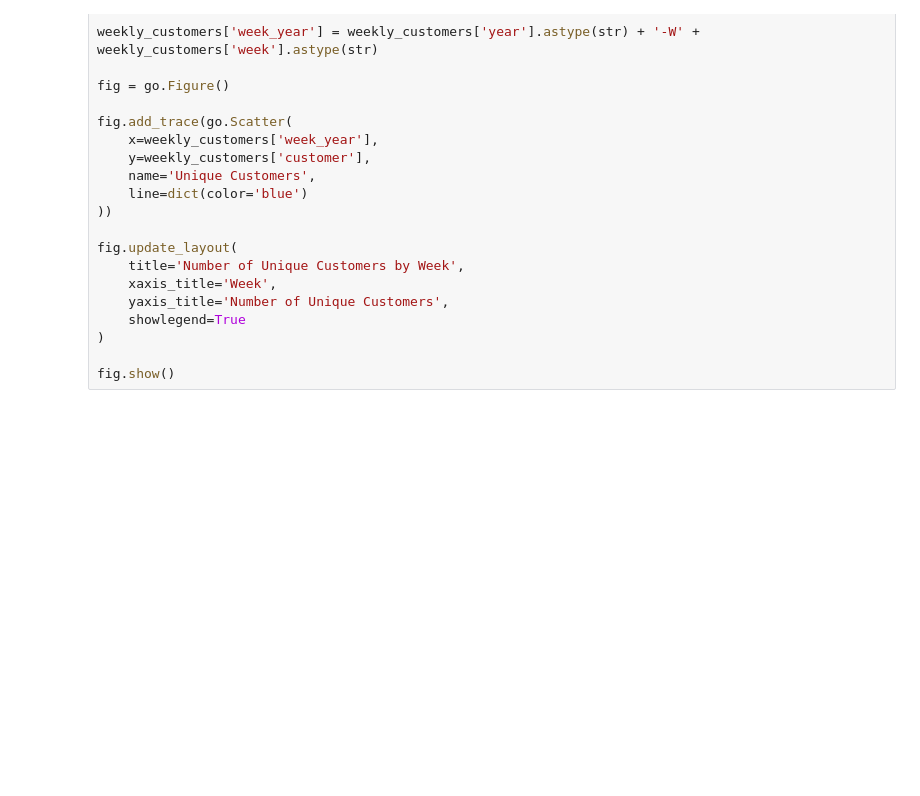
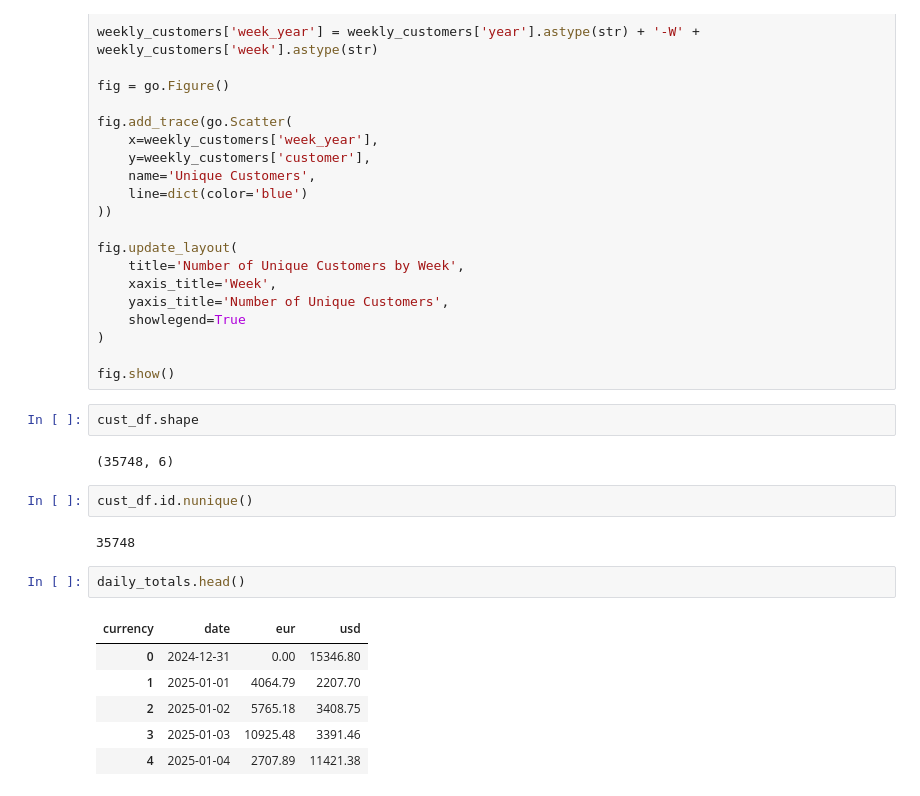
Before and after one commit to Idreece/surfe, a Jupyter notebook: notebooks/analysis.ipynb, the cells around one changed output. Saved outputs shown, nothing was run; the diff lists cells and outputs as text; blank space fills up the shorter version.

```diff
--- a/notebooks/analysis.ipynb
+++ b/notebooks/analysis.ipynb
@@ -570,3 +581,20 @@ fig.update_layout(
 )
 
 fig.show()
+# %%
+cust_df.shape
+# %% [output]
+(35748, 6)
+# %%
+cust_df.id.nunique()
+# %% [output]
+35748
+# %%
+daily_totals.head()
+# %% [output]
+| currency | date | eur | usd |
+| 0 | 2024-12-31 | 0.00 | 15346.80 |
+| 1 | 2025-01-01 | 4064.79 | 2207.70 |
+| 2 | 2025-01-02 | 5765.18 | 3408.75 |
+| 3 | 2025-01-03 | 10925.48 | 3391.46 |
+| 4 | 2025-01-04 | 2707.89 | 11421.38 |
```
Also changed, not shown: parts of 12 cells of this notebook.
